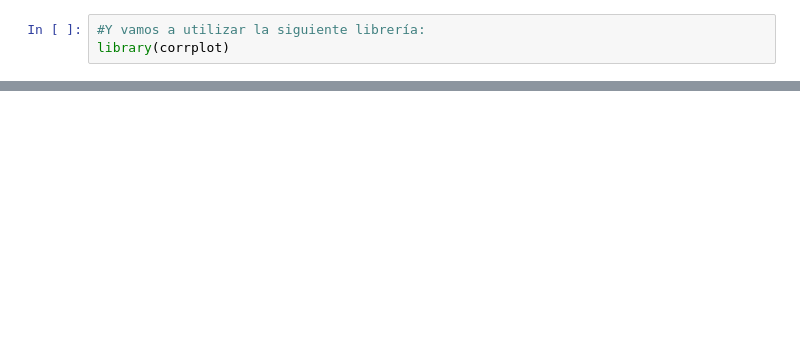
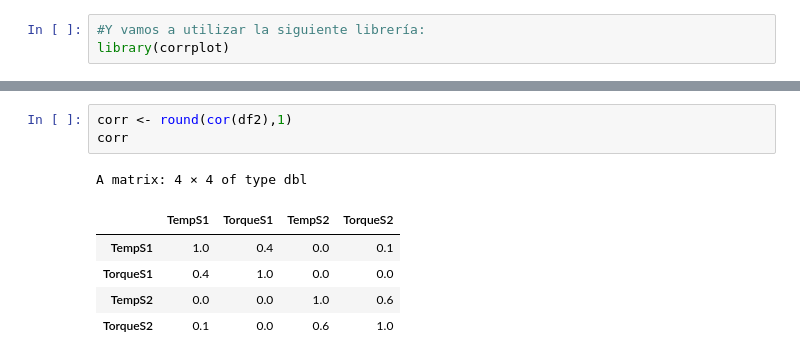
Before and after one commit to DeaAnalytics/univ-workshop, a Jupyter notebook: notebooks/R/Sesion2.ipynb, the cells around one changed output, grey strips where cells are left out. Saved outputs shown, nothing was run; the diff lists cells and outputs as text; blank space fills up the shorter version.

```diff
--- a/notebooks/R/Sesion2.ipynb
+++ b/notebooks/R/Sesion2.ipynb
@@ -191,0 +164,10 @@ The following objects are masked from ‘package:base’:
+# %%
+corr <- round(cor(df2),1)
+corr
+# %% [output]
+A matrix: 4 × 4 of type dbl
+|  | TempS1 | TorqueS1 | TempS2 | TorqueS2 |
+| TempS1 | 1.0 | 0.4 | 0.0 | 0.1 |
+| TorqueS1 | 0.4 | 1.0 | 0.0 | 0.0 |
+| TempS2 | 0.0 | 0.0 | 1.0 | 0.6 |
+| TorqueS2 | 0.1 | 0.0 | 0.6 | 1.0 |
```
Also changed, not shown: parts of 10 cells of this notebook.
